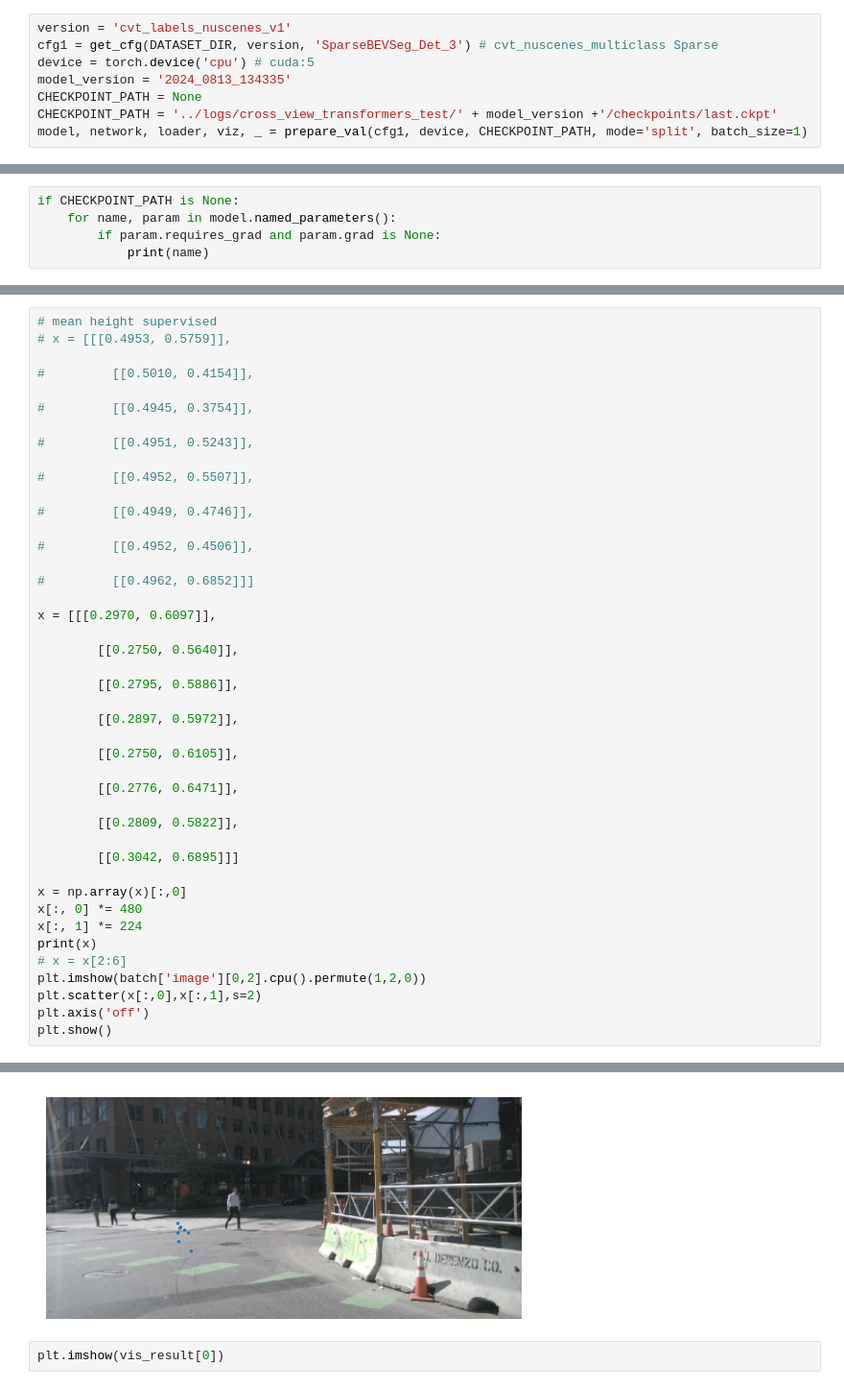
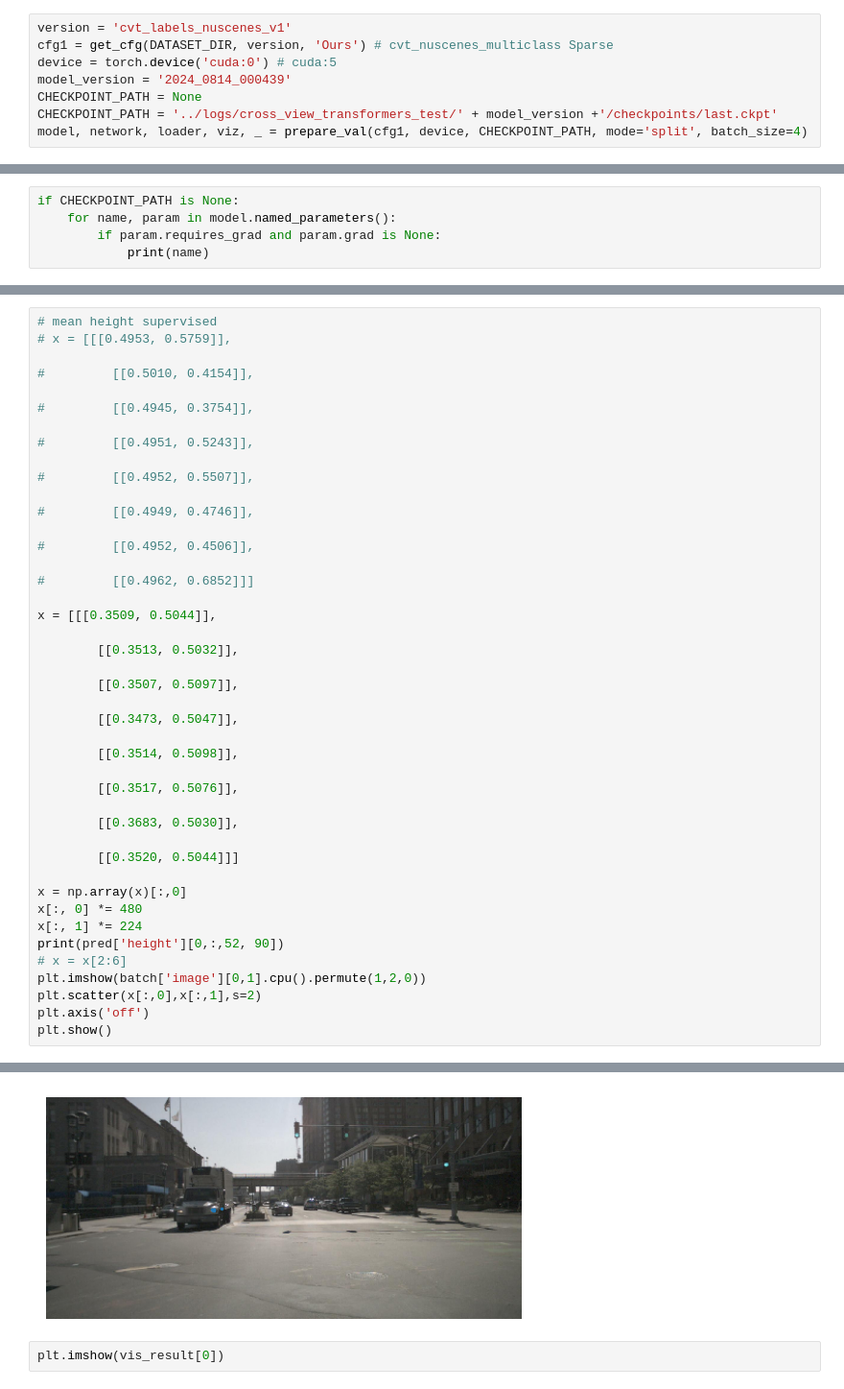
Before and after one commit to nargoo0328/cross_view_transformers, a Jupyter notebook: scripts/test_bug.ipynb, the cells around one changed output, grey strips where cells are left out. Shown at 96% size. Saved outputs shown, nothing was run; the diff lists cells and outputs as text.

```diff
--- a/scripts/test_bug.ipynb
+++ b/scripts/test_bug.ipynb
@@ -19,12 +19,12 @@ torch.autograd.set_detect_anomaly(True)
 <torch.autograd.anomaly_mode.set_detect_anomaly at 0x...>
 # %%
 version = 'cvt_labels_nuscenes_v1'
-cfg1 = get_cfg(DATASET_DIR, version, 'SparseBEVSeg_Det_3') # cvt_nuscenes_multiclass Sparse
-device = torch.device('cpu') # cuda:5
-model_version = '2024_0813_134335'
+cfg1 = get_cfg(DATASET_DIR, version, 'Ours') # cvt_nuscenes_multiclass Sparse
+device = torch.device('cuda:0') # cuda:5
+model_version = '2024_0814_000439'
 CHECKPOINT_PATH = None
 CHECKPOINT_PATH = '../logs/cross_view_transformers_test/' + model_version +'/checkpoints/last.ckpt'
-model, network, loader, viz, _ = prepare_val(cfg1, device, CHECKPOINT_PATH, mode='split', batch_size=1)
+model, network, loader, viz, _ = prepare_val(cfg1, device, CHECKPOINT_PATH, mode='split', batch_size=4)
 # %% [output]
 The version_base parameter is not specified.
 Please specify a compatability version level, or None.
@@ -138,28 +123,28 @@ plt.scatter([97],[30], s=3)
 
 #         [[0.4962, 0.6852]]]
 
-x = [[[0.2970, 0.6097]],
+x = [[[0.3509, 0.5044]],
 
-        [[0.2750, 0.5640]],
+        [[0.3513, 0.5032]],
 
-        [[0.2795, 0.5886]],
+        [[0.3507, 0.5097]],
 
-        [[0.2897, 0.5972]],
+        [[0.3473, 0.5047]],
 
-        [[0.2750, 0.6105]],
+        [[0.3514, 0.5098]],
 
-        [[0.2776, 0.6471]],
+        [[0.3517, 0.5076]],
 
-        [[0.2809, 0.5822]],
+        [[0.3683, 0.5030]],
 
-        [[0.3042, 0.6895]]]
+        [[0.3520, 0.5044]]]
 
 x = np.array(x)[:,0]
 x[:, 0] *= 480
 x[:, 1] *= 224
-print(x)
+print(pred['height'][0,:,52, 90])
 # x = x[2:6]
-plt.imshow(batch['image'][0,2].cpu().permute(1,2,0))
+plt.imshow(batch['image'][0,1].cpu().permute(1,2,0))
 plt.scatter(x[:,0],x[:,1],s=2)
 plt.axis('off')
 plt.show()
@@ -175,4 +154,4 @@ plt.show()
-[figure, old version]
+[figure, new version]
 # %%
 plt.imshow(vis_result[0])
 # %% [output]
```
Also changed, not shown: parts of 7 cells of this notebook, 7 other files.
